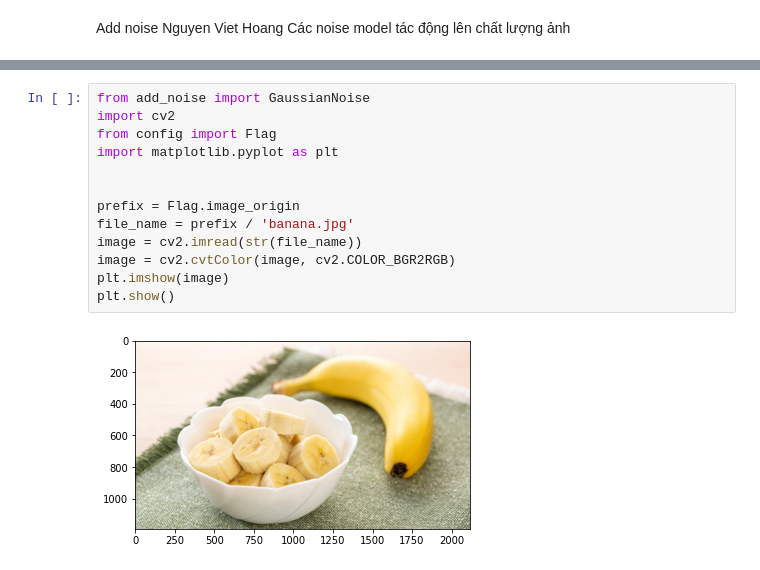
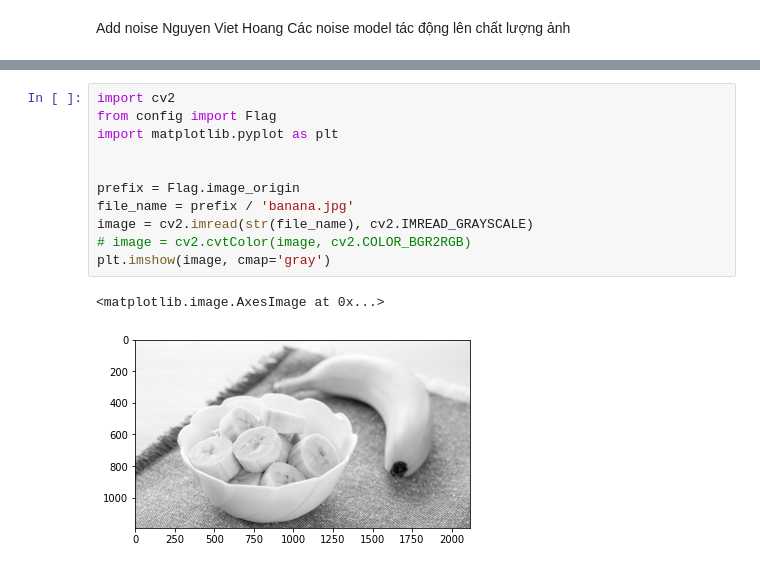
Before and after one commit to alonet14/image_processing, a Jupyter notebook: add_noise.ipynb, the cells around one changed output, grey strips where cells are left out. Drawn from its saved outputs; the diff is of its cells as text.

```diff
--- a/add_noise.ipynb
+++ b/add_noise.ipynb
@@ -5,15 +111,14 @@ Các noise model tác động lên chất lượng ảnh
 # %%
-from add_noise import GaussianNoise
 import cv2
 from config import Flag
 import matplotlib.pyplot as plt
 
 
 prefix = Flag.image_origin
 file_name = prefix / 'banana.jpg'
-image = cv2.imread(str(file_name))
-image = cv2.cvtColor(image, cv2.COLOR_BGR2RGB)
-plt.imshow(image)
-plt.show()
+image = cv2.imread(str(file_name), cv2.IMREAD_GRAYSCALE)
+# image = cv2.cvtColor(image, cv2.COLOR_BGR2RGB)
+plt.imshow(image, cmap='gray')
 # %% [output]
+<matplotlib.image.AxesImage at 0x...>
-[figure, old version]
+[figure, new version]
```
Also changed, not shown: parts of 6 cells of this notebook, 5 other files.
